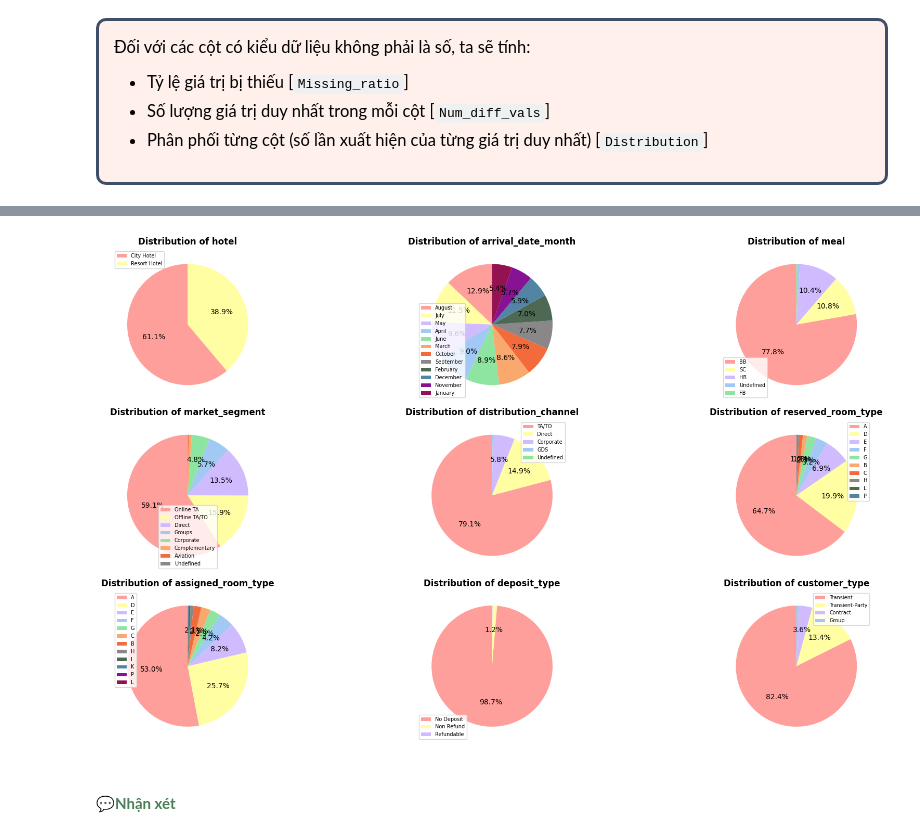
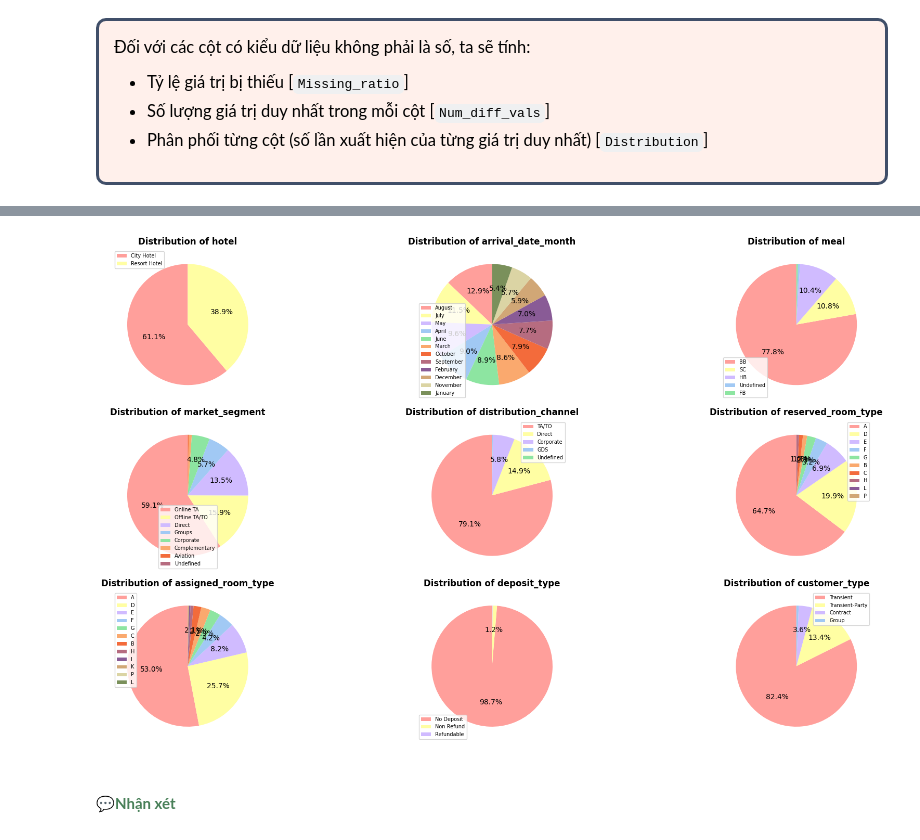
Before and after one commit to kolee1902/Data_Visualization_DoAnQuanHoa, a Jupyter notebook: Hotel_Booking.ipynb, the cells around one changed output, grey strips where cells are left out. Saved outputs shown, nothing was run; the diff lists cells and outputs as text; code cells hidden in the pictures.

```diff
--- a/Hotel_Booking.ipynb
+++ b/Hotel_Booking.ipynb
@@ -386,32 +381,32 @@ str_col_dist_df
 | Num_diff_vals | 2 | 12 | 5 | 178 | 8 | 5 | ... |
 | Distribution | {'City Hotel': 53428, 'Resort Hot... | {'August': 11257, 'July': 10057, ... | {'BB': 67978, 'SC': 9481, 'HB': 9... | {'PRT': 27453, 'GBR': 10433, 'FRA... | {'Online TA': 51618, 'Offline TA/... | {'TA/TO': 69141, 'Direct': 12988,... | ... |
 # %%
-colors = ['#ff9f9b', '#fffea3', '#d0bbff', '#a1c9f4', '#8de5a1',"#faa96e","#f36b3b", '#8a8788', '#4d6953', '#5284a3', '#871294', '#941251']
+colors = ['#ff9f9b', '#fffea3', '#d0bbff', '#a1c9f4', '#8de5a1',"#faa96e","#f36b3b", '#B66C80', '#895B96', '#D1A776', '#DBD4A4', '#7A905B']
 nrows=3
 ncols=3
 
 fig, ax = plt.subplots(nrows=nrows, ncols=ncols, figsize=(20, 10))
 cols = ['hotel', 'arrival_date_month', 'meal', 'market_segment',
        'distribution_channel', 'reserved_room_type', 'assigned_room_type',
        'deposit_type', 'customer_type', 'reservation_status']
 type_counts = hotel_df[cols].value_counts()
 for r in range(0, nrows):
     for c in range(0, ncols):
         i = r*ncols + c
         if i < len(cols):
             type_counts = hotel_df[cols[i]].value_counts()
             ax_i = ax[r,c]
             ax_i.pie(type_counts,autopct=lambda pct: f'{pct:.1f}%' if pct >= 1 else '',startangle=90,colors=colors)
             ax_i.set_title(f'Distribution of {cols[i]}', fontsize=12, weight='bold')
             if i == 1:
                 ax_i.legend(type_counts.index,fontsize=7,loc='lower left')
             else:
                 ax_i.legend(type_counts.index,fontsize=7,loc='best')
 
 sns.despine(left=True, bottom=True)
 plt.tight_layout()
 # %% [output]
-[figure, old version]
+[figure, new version]
 # %% [markdown]
 <h2 style="color:#498059 ;font-size: 1em "><b>💬Nhận xét
 # %% [markdown]
```
Also changed, not shown: parts of 76 cells of this notebook.
